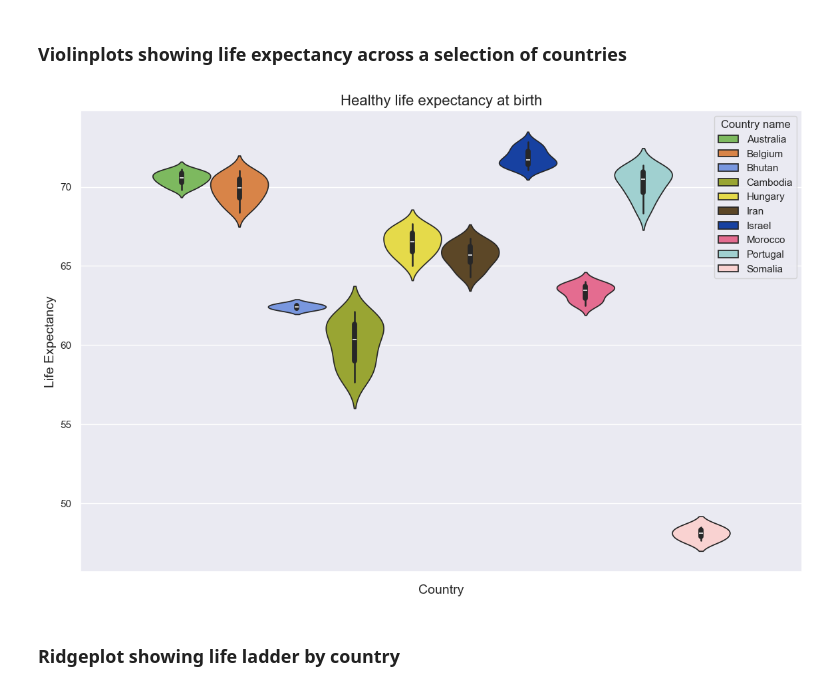
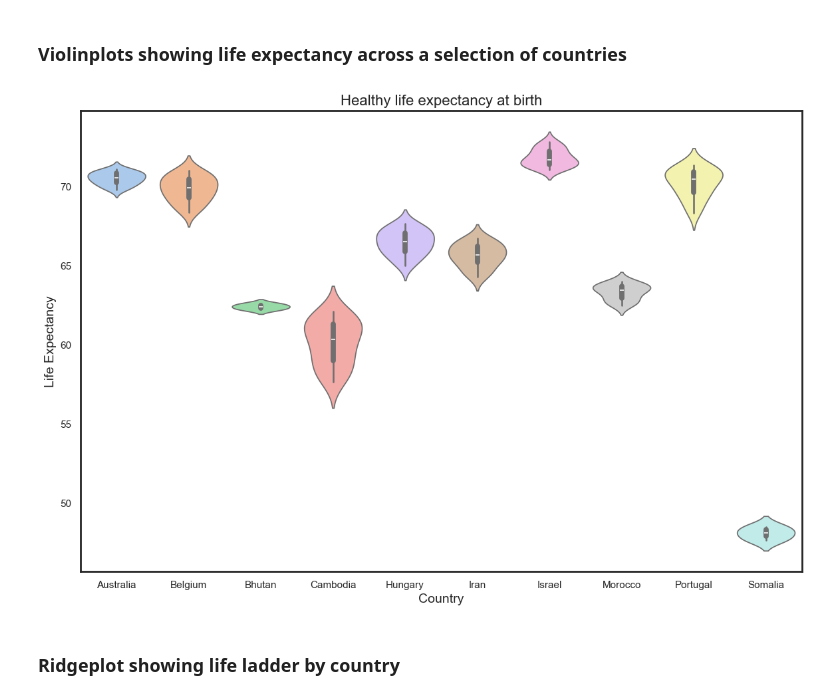
Before and after one commit to robbfox/jupyter-visualisation, a Jupyter notebook: visualised.ipynb, the cells around one changed output. Cells and saved outputs as stored; diff of their text form; code cells hidden in the pictures.

Commit message:
add intro, conclusion and change colors

```diff
--- a/visualised.ipynb
+++ b/visualised.ipynb
@@ -156,17 +167,18 @@ sns.violinplot(x=mean_data['Life Ladder'], color = 'purple')
 # %% [markdown]
 ### Violinplots showing life expectancy across a selection of countries
 # %%
-colors_list = ['#78C850', '#F08030',  '#6890F0',  '#A8B820',  '#fff030', '#65491e', '#0038b8', '#F85888', '#98D8D8', '#FFCCCB']
+soft_colors_list = ['#E6E6FA', '#FFE4E1', '#F0F8FF', '#FFF5EE', '#FAF0E6', '#F0FFF0', '#FFEFD5', '#F0E68C', '#FFF8DC', '#F5F5DC']
 selected_countries = ['Bhutan','Belgium', 'Cambodia', 'Hungary', 'Somalia', 'Israel', 'Iran', 'Australia', 'Portugal', 'Morocco']
+pastel_palette = sns.color_palette("pastel")
 filtered_data = data_cleaned[data_cleaned['Country name'].isin(selected_countries)]
 plt.figure(figsize=(14, 9))
-ax = sns.violinplot(hue=filtered_data['Country name'], y=filtered_data['Healthy life expectancy at birth'], palette=colors_list)
+ax = sns.violinplot(x=filtered_data['Country name'], hue=filtered_data['Country name'], y=filtered_data['Healthy life expectancy at birth'], palette="pastel")
 ax.set_title("Healthy life expectancy at birth", fontsize=16)
 ax.set_ylabel("Life Expectancy", fontsize=14)
 ax.set_xlabel("Country", fontsize=14)
 plt.show()
 # %% [output]
-[figure, old version]
+[figure, new version]
 # %% [markdown]
 ### Ridgeplot showing life ladder by country
 # %%
```
Also changed, not shown: parts of 6 cells of this notebook.
